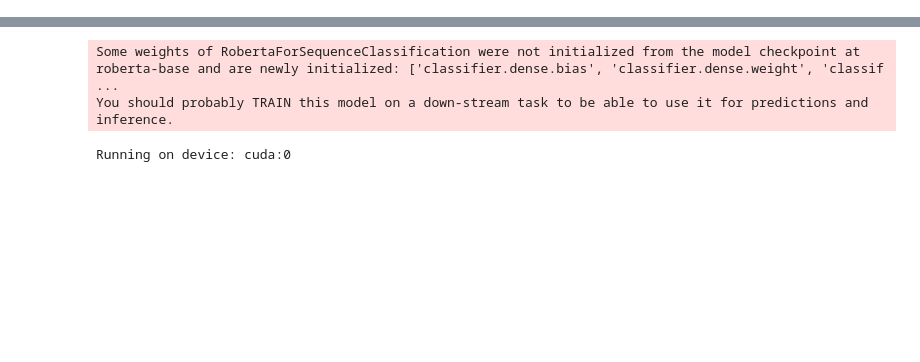
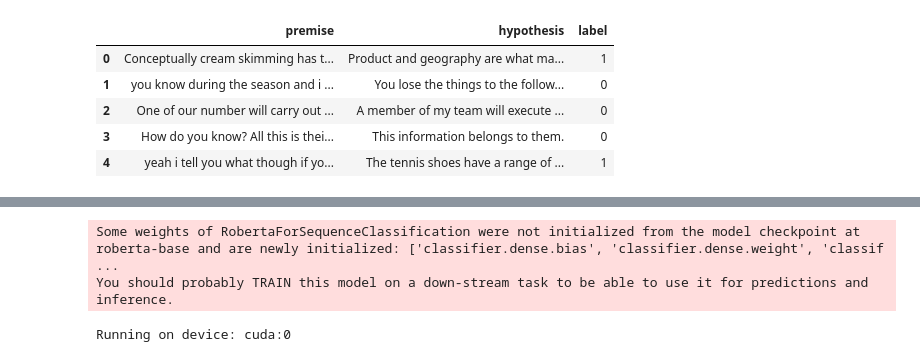
Before and after one commit to Layxe/DataDroids-Project, a Jupyter notebook: final-project/ProjectWork_7.ipynb, the cells around one changed output, grey strips where cells are left out. Drawn from its saved outputs; the diff is of its cells as text; code cells hidden in the pictures; blank space fills up the shorter version.

```diff
--- a/final-project/ProjectWork_7.ipynb
+++ b/final-project/ProjectWork_7.ipynb
@@ -11,3 +6,23 @@ from sklearn.tree import plot_tree
+# %%
+id2label = {0: "entailment", 1: "neutral", 2: "contradiction"}
+label2id = {"entailment": 0, "neutral": 1, "contradiction": 2}
+
+MNLI = pd.read_csv('./glue_data/MNLI/train.tsv', sep='\t', on_bad_lines='skip')
+
+mlni_keep_columns = ['sentence1', 'sentence2', 'gold_label']
+cleaned_mnli = MNLI[mlni_keep_columns].dropna()
+cleaned_mnli.columns = ['premise', 'hypothesis', 'label']
+
+cleaned_mnli['label'] = cleaned_mnli['label'].apply(lambda x: label2id[x])
+
+cleaned_mnli.head()
+# %% [output]
+|  | premise | hypothesis | label |
+| 0 | Conceptually cream skimming has t... | Product and geography are what ma... | 1 |
+| 1 | you know during the season and i ... | You lose the things to the follow... | 0 |
+| 2 | One of our number will carry out ... | A member of my team will execute ... | 0 |
+| 3 | How do you know? All this is thei... | This information belongs to them. | 0 |
+| 4 | yeah i tell you what though if yo... | The tennis shoes have a range of ... | 1 |
 # %%
 from IPython.display import display
 
```
Also changed, not shown: parts of 10 cells of this notebook.
